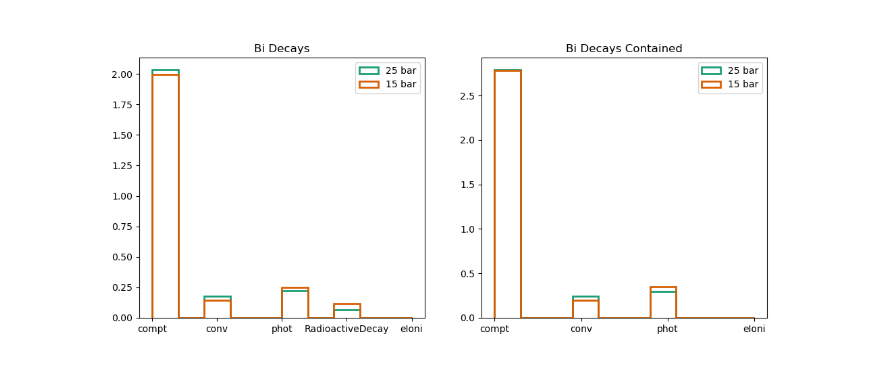
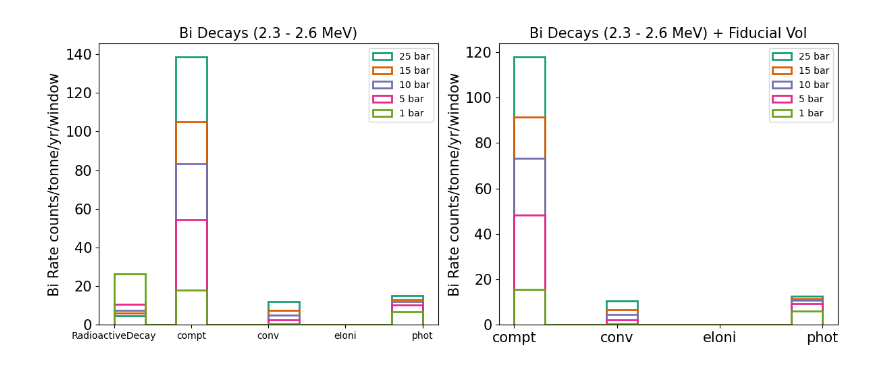
Before and after one commit to kvjmistry/ATPC, a Jupyter notebook: notebooks/PlotGammaTables.ipynb, the cells around one changed output. Drawn from its saved outputs; the diff is of its cells as text; code cells hidden in the pictures.

```diff
--- a/notebooks/PlotGammaTables.ipynb
+++ b/notebooks/PlotGammaTables.ipynb
@@ -51,0 +80,20 @@ display(Bi_ion_25bar)
+# %%
+# These scale factors  correct for reconstruction efficiency, divide by total generated and multiply by mass of copper
+
+MCu = [65384.54852258, 22563.22807345, 14302.84599257, 10957.27914774, 7837.01088115]
+
+sf_Bi_25bar = (1.28e-6 * 3.15e7 * MCu[4] * 567325)/(Bi_ion_25bar_events * 1051920000)
+sf_Bi_15bar = (1.28e-6 * 3.15e7 * MCu[3] * 346255)/(Bi_ion_15bar_events * 1160960000)
+sf_Bi_10bar = (1.28e-6 * 3.15e7 * MCu[2] * 561505)/(Bi_ion_10bar_events * 3000000000)
+sf_Bi_5bar  = (1.28e-6 * 3.15e7 * MCu[1] * 539209)/(Bi_ion_5bar_events  * 6297900000)
+sf_Bi_1bar  = (1.28e-6 * 3.15e7 * MCu[0] * 582493)/(Bi_ion_1bar_events  * 29970000000)
+
+print(sf_Bi_25bar, sf_Bi_15bar, sf_Bi_10bar, sf_Bi_5bar, sf_Bi_1bar)
+
+sf_Tl_25bar = ( 35.94e-2 * 1.22e-6 * 3.15e7 * MCu[4] * 1510776)/(Tl_ion_25bar_events * 150000000)
+sf_Tl_15bar = ( 35.94e-2 * 1.22e-6 * 3.15e7 * MCu[3] * 1597985)/(Tl_ion_15bar_events * 210000000)
+sf_Tl_10bar = ( 35.94e-2 * 1.22e-6 * 3.15e7 * MCu[2] * 1529381)/(Tl_ion_10bar_events * 259998000)
+sf_Tl_5bar  = ( 35.94e-2 * 1.22e-6 * 3.15e7 * MCu[1] * 1814424)/(Tl_ion_5bar_events  * 510000000)
+sf_Tl_1bar  = ( 35.94e-2 * 1.22e-6 * 3.15e7 * MCu[0] * 1726116)/(Tl_ion_1bar_events  * 2067930000)
+
+print(sf_Tl_25bar, sf_Tl_15bar, sf_Tl_10bar, sf_Tl_5bar, sf_Tl_1bar)
@@ -52,17 +103,63 @@ display(Bi_ion_25bar)
 # %%
 plt.figure(figsize=(12,5))
 
+
 plt.subplot(1, 2, 1)  # row, col,index
-plt.hist(Bi_ion_25bar.CreatorProc, histtype="step", linewidth=2, density=True, label = "25 bar");
-plt.hist(Bi_ion_15bar.CreatorProc, histtype="step", linewidth=2, density=True, label = "15 bar");
+plt.hist(sorted(Bi_ion_25bar.CreatorProc), histtype="step", linewidth=2, weights = np.ones_like(Bi_ion_25bar.CreatorProc) * sf_Bi_25bar, label = "25 bar");
+plt.hist(sorted(Bi_ion_15bar.CreatorProc), histtype="step", linewidth=2, weights = np.ones_like(Bi_ion_15bar.CreatorProc) * sf_Bi_15bar, label = "15 bar");
+plt.hist(sorted(Bi_ion_10bar.CreatorProc), histtype="step", linewidth=2, weights = np.ones_like(Bi_ion_10bar.CreatorProc) * sf_Bi_10bar, label = "10 bar");
+plt.hist(sorted(Bi_ion_5bar.CreatorProc),  histtype="step", linewidth=2, weights = np.ones_like(Bi_ion_5bar.CreatorProc)  * sf_Bi_5bar , label = "5 bar");
+plt.hist(sorted(Bi_ion_1bar.CreatorProc),  histtype="step", linewidth=2, weights = np.ones_like(Bi_ion_1bar.CreatorProc)  * sf_Bi_1bar , label = "1 bar");
 
-plt.title("Bi Decays")
+plt.ylabel("Bi Rate counts/tonne/yr/window", fontsize=15)
+plt.title("Bi Decays (2.3 - 2.6 MeV)", fontsize=15)
 plt.legend()
+plt.tick_params(axis='y', which='both', labelsize=15)
+plt.tight_layout()
 
 plt.subplot(1, 2, 2)  # row, col,index
-plt.hist(Bi_ion_25bar[Bi_ion_25bar.contained == True].CreatorProc, histtype="step", linewidth=2, density=True, label = "25 bar");
-plt.hist(Bi_ion_15bar[Bi_ion_15bar.contained == True].CreatorProc, histtype="step", linewidth=2, density=True, label = "15 bar");
+plt.hist(sorted(Bi_ion_25bar[Bi_ion_25bar.contained == True].CreatorProc), histtype="step", linewidth=2, weights = np.ones_like(Bi_ion_25bar[Bi_ion_25bar.contained == True].CreatorProc) * sf_Bi_25bar, label = "25 bar");
+plt.hist(sorted(Bi_ion_15bar[Bi_ion_15bar.contained == True].CreatorProc), histtype="step", linewidth=2, weights = np.ones_like(Bi_ion_15bar[Bi_ion_15bar.contained == True].CreatorProc) * sf_Bi_15bar, label = "15 bar");
+plt.hist(sorted(Bi_ion_10bar[Bi_ion_10bar.contained == True].CreatorProc), histtype="step", linewidth=2, weights = np.ones_like(Bi_ion_10bar[Bi_ion_10bar.contained == True].CreatorProc) * sf_Bi_10bar, label = "10 bar");
+plt.hist(sorted(Bi_ion_5bar[Bi_ion_5bar.contained == True].CreatorProc),   histtype="step", linewidth=2, weights = np.ones_like(Bi_ion_5bar[Bi_ion_5bar.contained == True].CreatorProc)  * sf_Bi_5bar,  label = "5 bar");
+plt.hist(sorted(Bi_ion_1bar[Bi_ion_1bar.contained == True].CreatorProc),   histtype="step", linewidth=2, weights = np.ones_like(Bi_ion_1bar[Bi_ion_1bar.contained == True].CreatorProc)  * sf_Bi_1bar,  label = "1 bar");
 
-plt.title("Bi Decays Contained")
+plt.ylabel("Bi Rate counts/tonne/yr/window", fontsize=15)
+plt.title("Bi Decays (2.3 - 2.6 MeV) + Fiducial Vol", fontsize=15)
 plt.legend()
+plt.tick_params(axis='both', which='both', labelsize=15)
+plt.tight_layout()
+
+plt.savefig(f"plots/Technote/ParentProcessBi.pdf")
+
+
+plt.figure(figsize=(12,5))
+
+plt.subplot(1, 2, 1)  # row, col,index
+plt.hist(sorted(Tl_ion_25bar.CreatorProc), histtype="step", linewidth=2, weights = np.ones_like(Tl_ion_25bar.CreatorProc) * sf_Tl_25bar, label = "25 bar");
+plt.hist(sorted(Tl_ion_15bar.CreatorProc), histtype="step", linewidth=2, weights = np.ones_like(Tl_ion_15bar.CreatorProc) * sf_Tl_15bar, label = "15 bar");
+plt.hist(sorted(Tl_ion_10bar.CreatorProc), histtype="step", linewidth=2, weights = np.ones_like(Tl_ion_10bar.CreatorProc) * sf_Tl_10bar, label = "10 bar");
+plt.hist(sorted(Tl_ion_5bar.CreatorProc),  histtype="step", linewidth=2, weights = np.ones_like(Tl_ion_5bar.CreatorProc)  * sf_Tl_5bar, label = "5 bar");
+plt.hist(sorted(Tl_ion_1bar.CreatorProc),  histtype="step", linewidth=2, weights = np.ones_like(Tl_ion_1bar.CreatorProc)  * sf_Tl_1bar, label = "1 bar");
+
+plt.ylabel("Tl Rate counts/tonne/yr/window", fontsize=15)
+plt.title("Tl Decays (2.3 - 2.6 MeV)", fontsize=15)
+plt.legend()
+plt.tick_params(axis='y', which='both', labelsize=15)
+plt.tight_layout()
+
+plt.subplot(1, 2, 2)  # row, col,index
+plt.hist(sorted(Tl_ion_25bar[Tl_ion_25bar.contained == True].CreatorProc), histtype="step", linewidth=2, weights = np.ones_like(Tl_ion_25bar[Tl_ion_25bar.contained == True].CreatorProc) * sf_Tl_25bar, label = "25 bar");
+plt.hist(sorted(Tl_ion_15bar[Tl_ion_15bar.contained == True].CreatorProc), histtype="step", linewidth=2, weights = np.ones_like(Tl_ion_15bar[Tl_ion_15bar.contained == True].CreatorProc) * sf_Tl_15bar, label = "15 bar");
+plt.hist(sorted(Tl_ion_10bar[Tl_ion_10bar.contained == True].CreatorProc), histtype="step", linewidth=2, weights = np.ones_like(Tl_ion_10bar[Tl_ion_10bar.contained == True].CreatorProc) * sf_Tl_10bar, label = "10 bar");
+plt.hist(sorted(Tl_ion_5bar[Tl_ion_5bar.contained == True].CreatorProc),   histtype="step", linewidth=2, weights = np.ones_like(Tl_ion_5bar[Tl_ion_5bar.contained == True].CreatorProc)  * sf_Tl_5bar, label = "5 bar");
+plt.hist(sorted(Tl_ion_1bar[Tl_ion_1bar.contained == True].CreatorProc),   histtype="step", linewidth=2, weights = np.ones_like(Tl_ion_1bar[Tl_ion_1bar.contained == True].CreatorProc)  * sf_Tl_1bar, label = "1 bar");
+
+plt.ylabel("Tl Rate counts/tonne/yr/window", fontsize=15)
+plt.title("Tl Decays (2.3 - 2.6 MeV) + Fiducial Vol", fontsize=15)
+plt.legend()
+plt.tick_params(axis='both', which='both', labelsize=15)
+plt.tight_layout()
+
+plt.savefig(f"plots/Technote/ParentProcessTl.pdf")
 # %% [output]
@@ -70 +166 @@ plt.legend()
-[figure, old version]
+[figure, new version]
```
Also changed, not shown: parts of 10 cells of this notebook, 2 other files.
